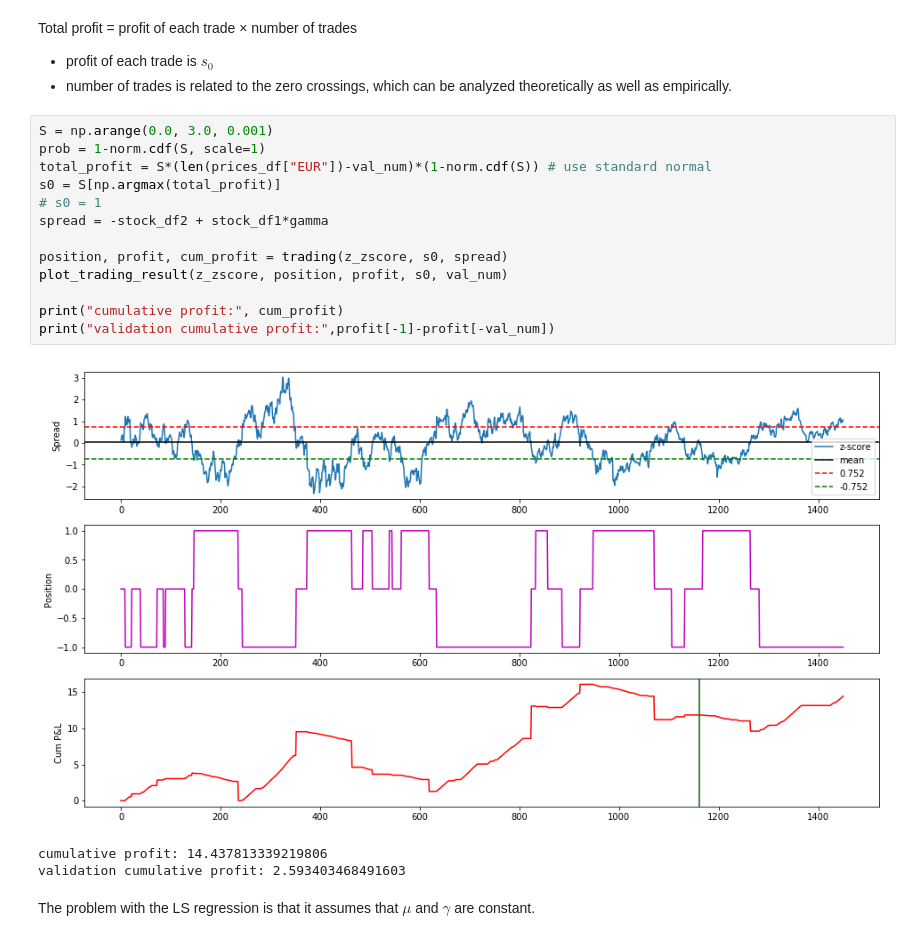
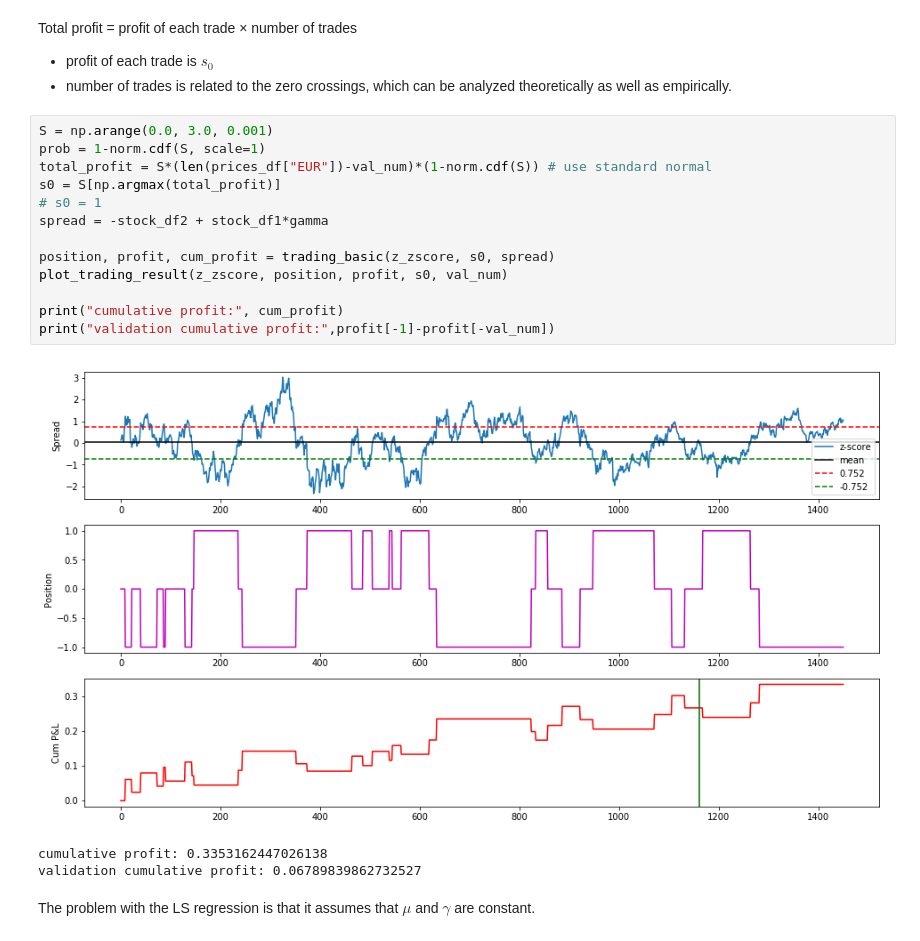
Before and after one commit to thtang/Pair-trading, a Jupyter notebook: src/pair_trading_dev.ipynb, the cells around one changed output. Saved outputs shown, nothing was run; the diff lists cells and outputs as text.

```diff
--- a/src/pair_trading_dev.ipynb
+++ b/src/pair_trading_dev.ipynb
@@ -140,20 +140,20 @@ Total profit = profit of each trade × number of trades
 # %%
 S = np.arange(0.0, 3.0, 0.001)
 prob = 1-norm.cdf(S, scale=1)
 total_profit = S*(len(prices_df["EUR"])-val_num)*(1-norm.cdf(S)) # use standard normal
 s0 = S[np.argmax(total_profit)]
 # s0 = 1
 spread = -stock_df2 + stock_df1*gamma
 
-position, profit, cum_profit = trading(z_zscore, s0, spread)
+position, profit, cum_profit = trading_basic(z_zscore, s0, spread)
 plot_trading_result(z_zscore, position, profit, s0, val_num)
 
 print("cumulative profit:", cum_profit)
 print("validation cumulative profit:",profit[-1]-profit[-val_num])
 # %% [output]
-[figure, old version]
+[figure, new version]
-cumulative profit: 14.437813339219806
-validation cumulative profit: 2.593403468491603
+cumulative profit: 0.3353162447026138
+validation cumulative profit: 0.06789839862732527
 # %% [markdown]
 The problem with the LS regression is that it assumes that $\mu$ and $\gamma$ are constant.
 # %% [markdown]
```
Also changed, not shown: parts of 4 cells of this notebook, 3 other files.
